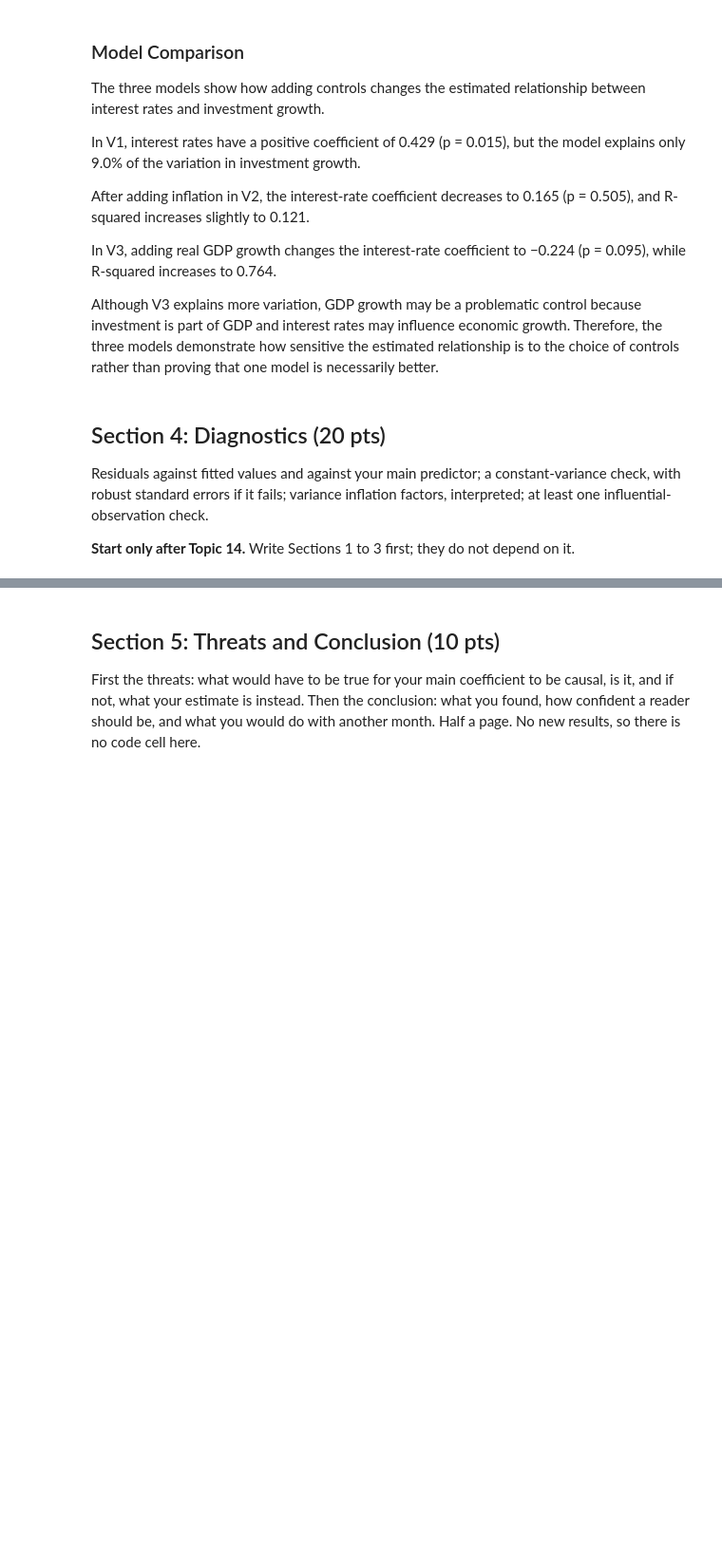
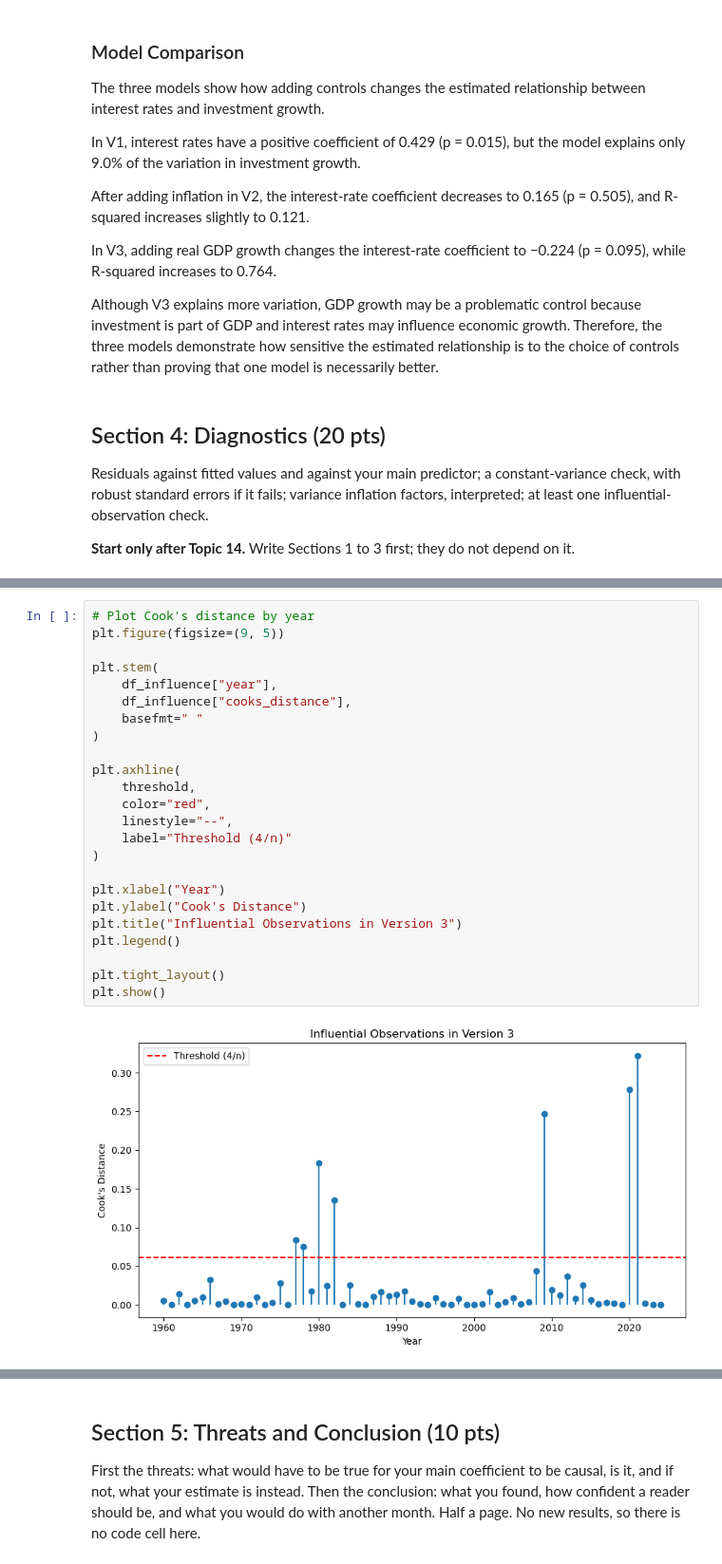
Before and after one commit to elliemeltzer/econ3916_MT1, a Jupyter notebook: midterm_EM.ipynb, the cells around one changed output, grey strips where cells are left out. Shown at 95% size. Cells and saved outputs as stored; diff of their text form; blank space fills up the shorter version.

```diff
--- a/midterm_EM.ipynb
+++ b/midterm_EM.ipynb
@@ -439,0 +595,26 @@ Residuals against fitted values and against your main predictor; a constant-vari
+# %%
+# Plot Cook's distance by year
+plt.figure(figsize=(9, 5))
+
+plt.stem(
+    df_influence["year"],
+    df_influence["cooks_distance"],
+    basefmt=" "
+)
+
+plt.axhline(
+    threshold,
+    color="red",
+    linestyle="--",
+    label="Threshold (4/n)"
+)
+
+plt.xlabel("Year")
+plt.ylabel("Cook's Distance")
+plt.title("Influential Observations in Version 3")
+plt.legend()
+
+plt.tight_layout()
+plt.show()
+# %% [output]
+[figure, added]
```
Also changed, not shown: parts of 11 cells of this notebook.
